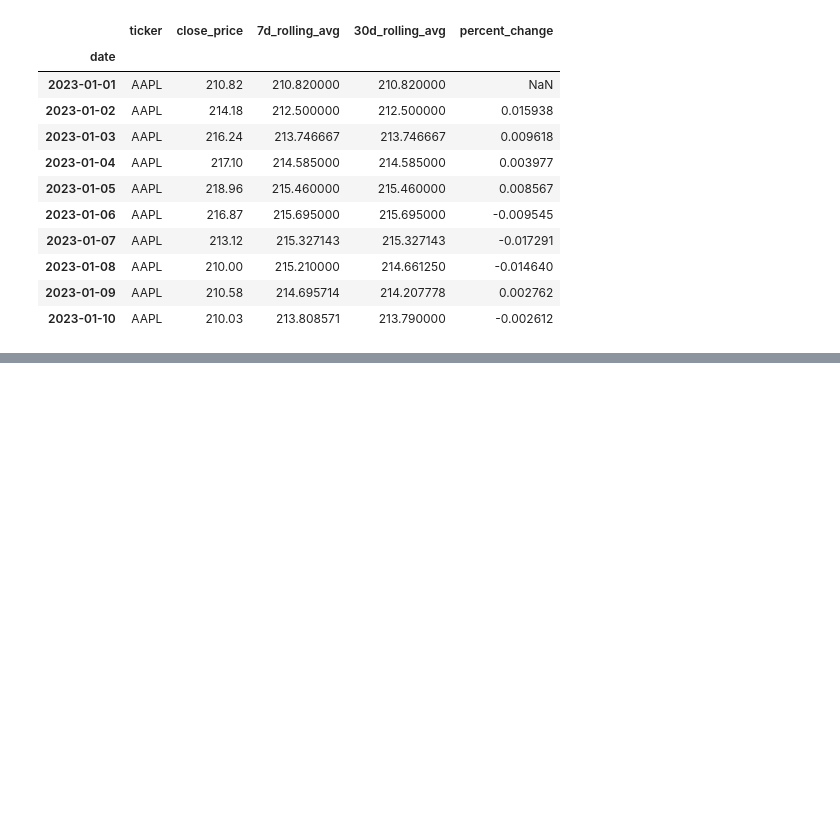
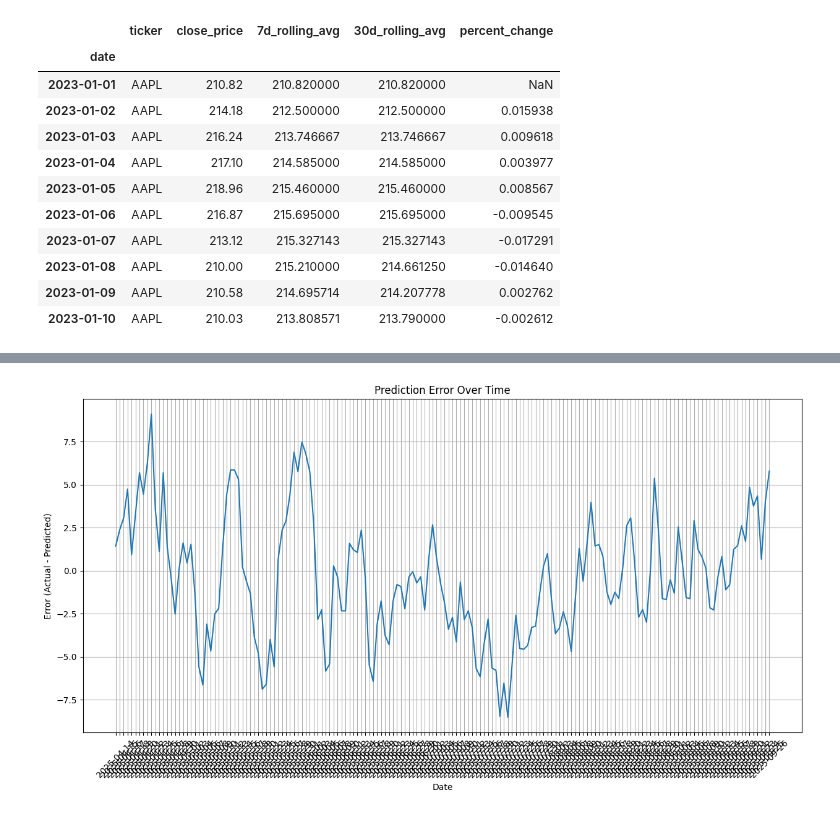
Before and after one commit to channingc1212/interview_prep, a Jupyter notebook: time_series.ipynb, the cells around one changed output, grey strips where cells are left out. Drawn from its saved outputs; the diff is of its cells as text; code cells hidden in the pictures; blank space fills up the shorter version.

```diff
--- a/time_series.ipynb
+++ b/time_series.ipynb
@@ -107,0 +160,13 @@ See the caveats in the documentation: https://pandas.pydata.org/pandas-docs/stab
+# %%
+# Plot prediction error
+plt.figure(figsize=(15, 7))
+errors = y_test - y_pred
+plt.plot(y_test.index, errors)
+plt.title('Prediction Error Over Time')
+plt.xlabel('Date')
+plt.ylabel('Error (Actual - Predicted)')
+plt.xticks(rotation=45)
+plt.grid(True)
+plt.show()
+# %% [output]
+[figure, added]
```
Also changed, not shown: parts of 7 cells of this notebook.
